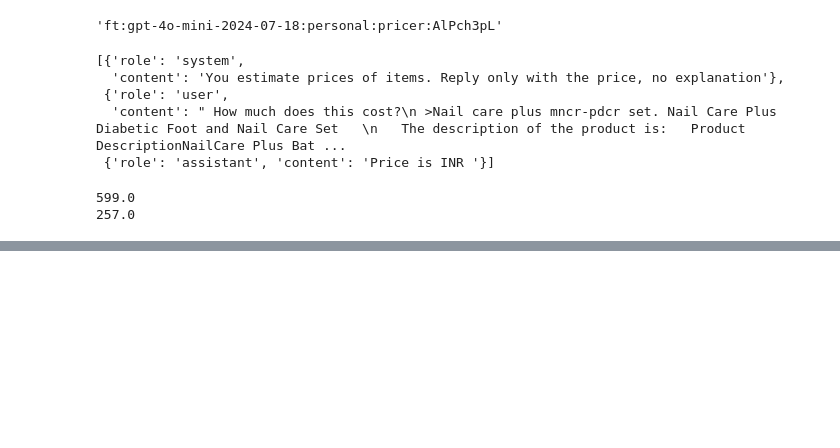
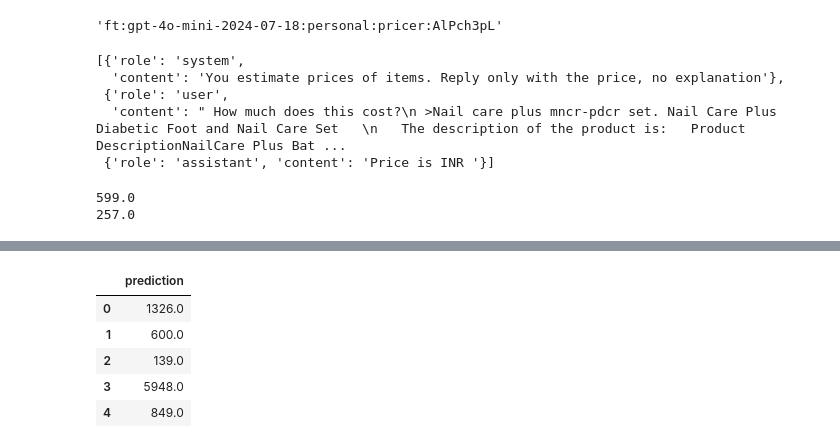
Before and after one commit to rsher60/LLM_Codebase, a Jupyter notebook: fine_tuning_Ed.ipynb, the cells around one changed output, grey strips where cells are left out. Cells and saved outputs as stored; diff of their text form; code cells hidden in the pictures; blank space fills up the shorter version.

```diff
--- a/fine_tuning_Ed.ipynb
+++ b/fine_tuning_Ed.ipynb
@@ -693,0 +704,7 @@ print(gpt_fine_tuned(test.iloc[8]))
+# %%
+predictions =[]
+
+for index, row in test.iterrows():
+    prediction = gpt_fine_tuned(row)
+    predictions.append(prediction)
+finetuned_df = pd.DataFrame({'prediction': predictions})
@@ -693,0 +738,9 @@ print(gpt_fine_tuned(test.iloc[8]))
+# %%
+finetuned_df.head()
+# %% [output]
+|  | prediction |
+| 0 | 1326.0 |
+| 1 | 600.0 |
+| 2 | 139.0 |
+| 3 | 5948.0 |
+| 4 | 849.0 |
```
Also changed, not shown: parts of 13 cells of this notebook.
